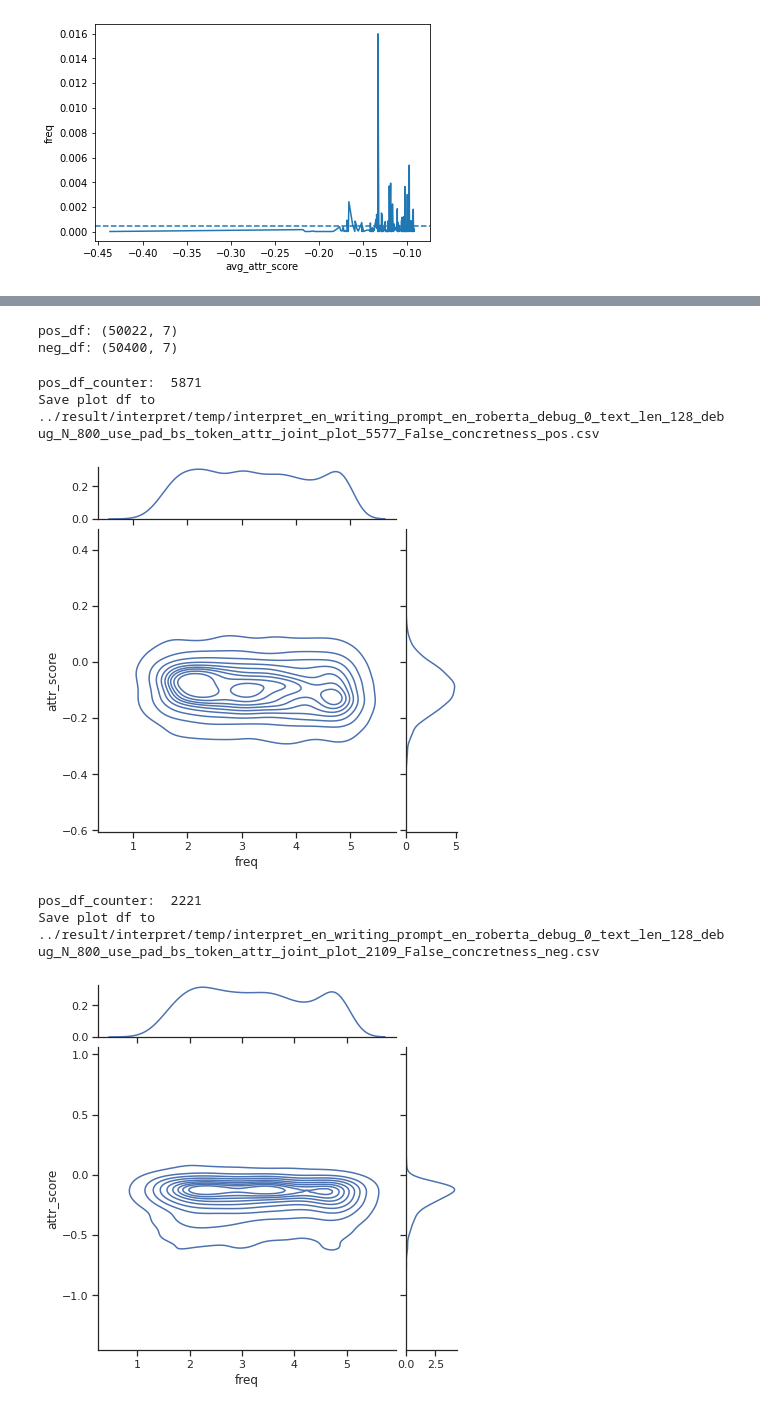
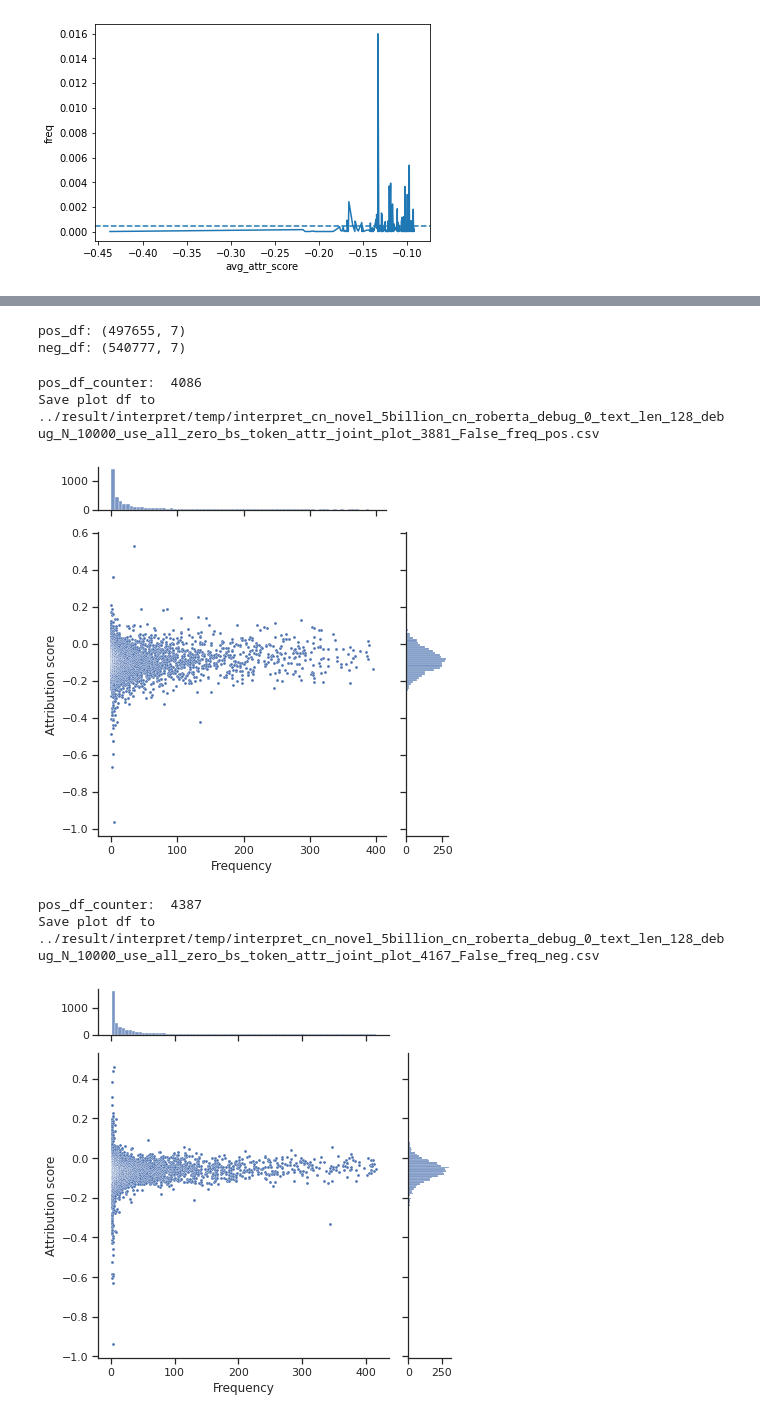
Before and after one commit to iamlxb3/UMAMGT, a Jupyter notebook: vis_backup/vis_interpret.ipynb, the cells around one changed output, grey strips where cells are left out. Saved outputs shown, nothing was run; the diff lists cells and outputs as text; code cells hidden in the pictures.

```diff
--- a/vis_backup/vis_interpret.ipynb
+++ b/vis_backup/vis_interpret.ipynb
@@ -252,27 +245,31 @@ sns.set_theme(style="ticks")
 
 prefix = 'joint_plot'
 
-# # cn_novel_5billion
-# path = '../result/interpret/interpret_cn_novel_5billion_cn_roberta_debug_0_text_len_128_debug_N_500_use_pad_bs_token_attr.csv'
-# #path = '../result/interpret/interpret_cn_novel_5billion_cn_roberta_debug_0_text_len_128_debug_N_10000_use_all_zero_bs_token_attr.csv'
-# idf_path = '../result/static_data_analysis/cn_novel_5billion_hfl_chinese_roberta_wwm_ext_idf.csv'
-# keep_N = None
+# cn_novel_5billion
+dataset_name='cn_novel_5billion'
+#path = '../result/interpret/interpret_cn_novel_5billion_cn_roberta_debug_0_text_len_128_debug_N_10000_use_pad_bs_token_attr.csv'
+path = '../result/interpret/interpret_cn_novel_5billion_cn_roberta_debug_0_text_len_128_debug_N_10000_use_all_zero_bs_token_attr.csv'
+idf_path = '../result/static_data_analysis/cn_novel_5billion_hfl_chinese_roberta_wwm_ext_idf.csv'
+keep_N = None
 
-# en_grover
-# # path = '../result/interpret/interpret_en_grover_en_roberta_debug_0_text_len_256_debug_N_10000_use_all_zero_bs_token_attr.csv'
-# path = '../result/interpret/interpret_en_grover_en_roberta_debug_0_text_len_256_debug_N_800_use_pad_bs_token_attr.csv'
+# # en_grover
+# dataset_name='en_grover'
+# # path = '../result/interpret/interpret_en_grover_en_roberta_debug_0_text_len_256_debug_N_10000_use_pad_bs_token_attr.csv'
+# path = '../result/interpret/interpret_en_grover_en_roberta_debug_0_text_len_256_debug_N_10000_use_all_zero_bs_token_attr.csv'
 # idf_path = '../result/static_data_analysis/en_grover_roberta_base_idf.csv'
 # keep_N = None
 
-# en_writing_prompt
-path = '../result/interpret/interpret_en_writing_prompt_en_roberta_debug_0_text_len_128_debug_N_800_use_pad_bs_token_attr.csv'
-idf_path = '../result/static_data_analysis/en_writing_prompt_roberta_base_idf.csv'
-keep_N = None
+# # en_writing_prompt
+# dataset_name='en_writing_prompt'
+# # path = '../result/interpret/interpret_en_writing_prompt_en_roberta_debug_0_text_len_128_debug_N_10000_use_pad_bs_token_attr.csv'
+# path = '../result/interpret/interpret_en_writing_prompt_en_roberta_debug_0_text_len_128_debug_N_10000_use_all_zero_bs_token_attr.csv'
+# idf_path = '../result/static_data_analysis/en_writing_prompt_roberta_base_idf.csv'
+# keep_N = None
 
 idf_df = pd.read_csv(idf_path)
 # pdb.set_trace()
 idf_dict = dict(zip(idf_df.token, idf_df.idf))
-use_value = 'concretness' # freq, idf, tfidf, concretness
+use_value = 'freq' # freq, idf, tfidf, concretness
 
 df = pd.read_csv(path)
 basename = ntpath.basename(path).split('.')[0]
@@ -363,42 +360,53 @@ def plot_df(pos_df, keep_N, is_pos=True, is_top=True):
                 elif use_value == 'idf':
                     plot_df['freq'].append(idf_dict[token])
                 elif use_value == 'tfidf':
                     plot_df['freq'].append(idf_dict[token] * freq)
                 elif use_value == 'concretness':
                     concretness = words_concreteness.get(token, 0.0)
                     if concretness > 0.0:
                         plot_df['freq'].append(concretness)
                 else:
                     raise Exception
 
                 if use_value == 'concretness':
                     if concretness > 0.0:
                         plot_df['attr_score'].append(token_per_sen_score[token])
                 else:
                     plot_df['attr_score'].append(token_per_sen_score[token])
         plot_df = pd.DataFrame(plot_df)
         plot_df.to_csv(plot_df_path, index=False)
         print(f"Save plot df to {plot_df_path}")
     # sort_plot_df = plot_df.sort_values(by='attr_score', ascending=cending=False)
     # pdb.set_trace()
-    ax = sns.jointplot(data=pd.DataFrame(plot_df), x="freq", y="attr_score", marginal_ticks=True, kind='kde')
+    plot_df['Attribution score'] = plot_df['attr_score']
+    plot_df['Frequency'] = plot_df['freq']
+
+    #plot_df = plot_df.rename(columns={'attr_score': 'attr_score2'}, inplace=True)
+    # df.rename(columns={'oldName1': 'newName1', 'oldName2': 'newName2'}, inplace=True)
+    ax = sns.jointplot(data=plot_df, x="Frequency", y="Attribution score", marginal_ticks=True, s=9)
+    # ax = sns.jointplot(data=pd.DataFrame(plot_df), x="freq", y="attr_score", marginal_ticks=True)
     # ax.plot_joint(sns.kdeplot, color="r", zorder=0, levels=6)
     # ax.plot_marginals(sns.rugplot, color="r", height=-.15, clip_on=False)
+    plt.tight_layout()
+    if is_pos:
+        plt.savefig(f'../vis/interpret_freq_attr_score_pos_{dataset_name}.pdf')
+    else:
+        plt.savefig(f'../vis/interpret_freq_attr_score_neg_{dataset_name}.pdf')
     plt.show()
 
 #plot_df(pos_df, keep_N, is_pos=True)
 plot_df(pos_df, keep_N, is_pos=True, is_top=False)
 #plot_df(neg_df, keep_N, is_pos=False)
 plot_df(neg_df, keep_N, is_pos=False, is_top=False)
 # %% [output]
-pos_df: (50022, 7)
-neg_df: (50400, 7)
+pos_df: (497655, 7)
+neg_df: (540777, 7)
-pos_df_counter:  5871
-Save plot df to ../result/interpret/temp/interpret_en_writing_prompt_en_roberta_debug_0_text_len_128_debug_N_800_use_pad_bs_token_attr_joint_plot_5577_False_concretness_pos.csv
+pos_df_counter:  4086
+Save plot df to ../result/interpret/temp/interpret_cn_novel_5billion_cn_roberta_debug_0_text_len_128_debug_N_10000_use_all_zero_bs_token_attr_joint_plot_3881_False_freq_pos.csv
-[figure, old version]
+[figure, new version]
-pos_df_counter:  2221
-Save plot df to ../result/interpret/temp/interpret_en_writing_prompt_en_roberta_debug_0_text_len_128_debug_N_800_use_pad_bs_token_attr_joint_plot_2109_False_concretness_neg.csv
+pos_df_counter:  4387
+Save plot df to ../result/interpret/temp/interpret_cn_novel_5billion_cn_roberta_debug_0_text_len_128_debug_N_10000_use_all_zero_bs_token_attr_joint_plot_4167_False_freq_neg.csv
-[figure, old version]
+[figure, new version]
 # %%
 """
 N-gram concreteness
```
Also changed, not shown: parts of 2 cells of this notebook, 11 other files.
